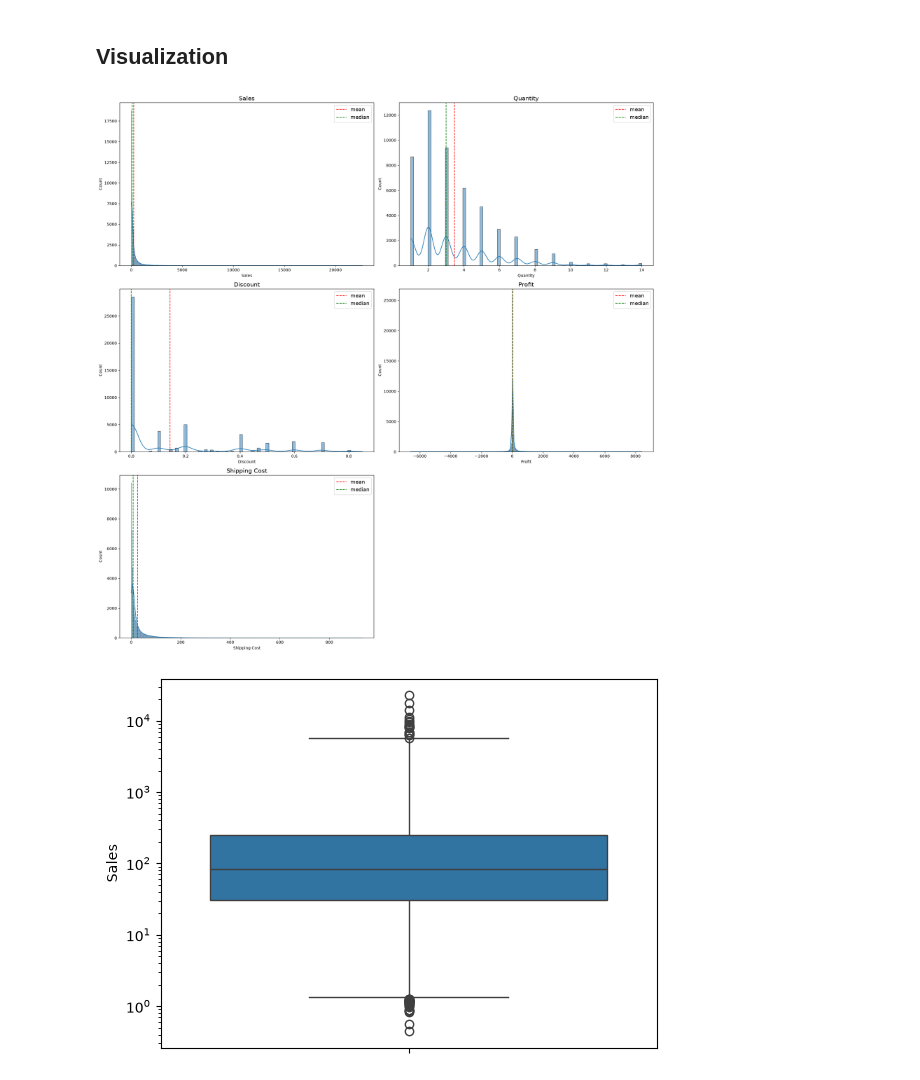
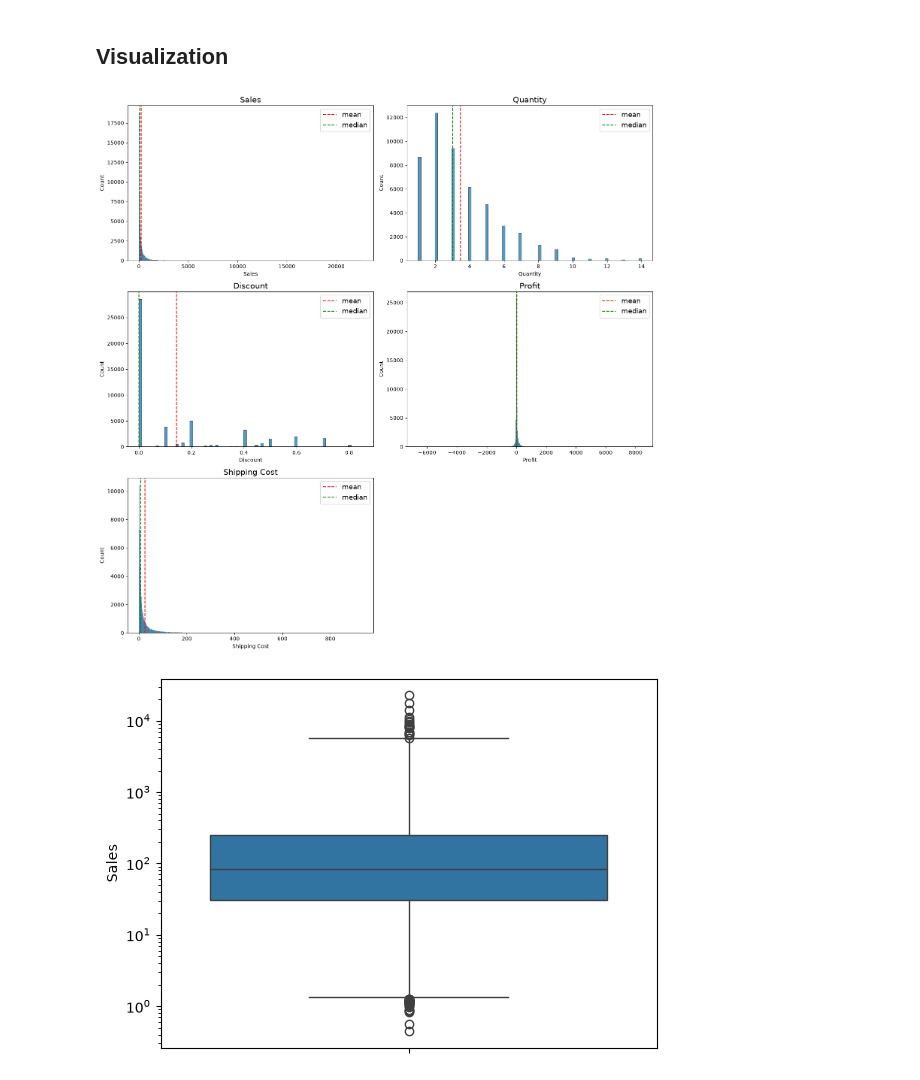
Before and after one commit to bahram0111/bootcamp-store-analytics, a Jupyter notebook: EDA_draft.ipynb, the cells around one changed output. Saved outputs shown, nothing was run; the diff lists cells and outputs as text; code cells hidden in the pictures.

```diff
--- a/EDA_draft.ipynb
+++ b/EDA_draft.ipynb
@@ -431,23 +429,22 @@ normality_checker(df)
 # %% [markdown]
 ## Visualization
 # %%
-fig, axes = plt.subplots(3, 2, figsize=(20, 20))
+fig, axes = plt.subplots(3, 2, figsize=(15, 15))
 axes = axes.flatten()
 
 for ax, c in zip(axes, numeric_columns):
-    sns.histplot(df[c], kde=True, ax=ax)
+    sns.histplot(df[c], ax=ax)
     ax.axvline(df[c].mean(), color="red", linestyle="--", label="mean")
     ax.axvline(df[c].median(), color="green", linestyle="--", label="median")
     ax.set_title(c, fontsize=15)
     ax.legend(fontsize=13)
-
 for ax in axes[len(numeric_columns):]:
     fig.delaxes(ax)
 
 plt.tight_layout()
 plt.show()
 # %% [output]
-[figure, old version]
+[figure, new version]
 # %%
 sns.boxplot(df['Sales'] , log_scale=True)
 plt.show()
```
Also changed, not shown: parts of 13 cells of this notebook.
